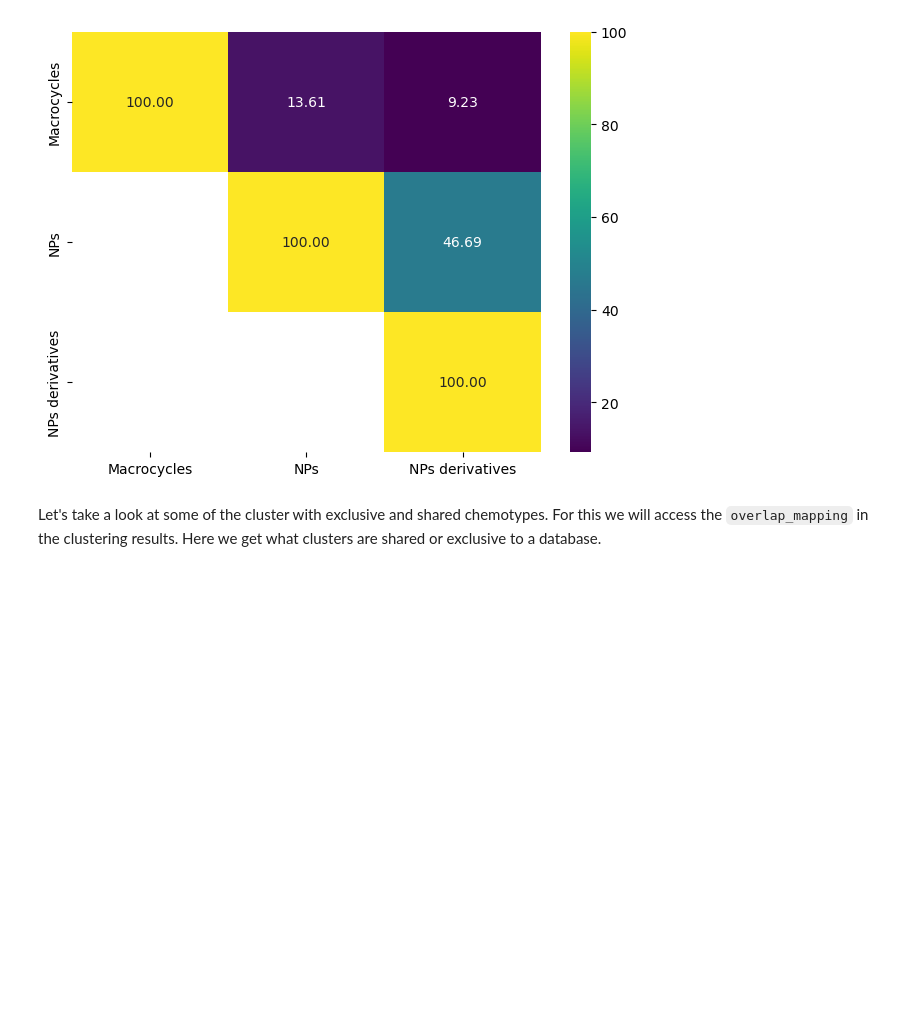
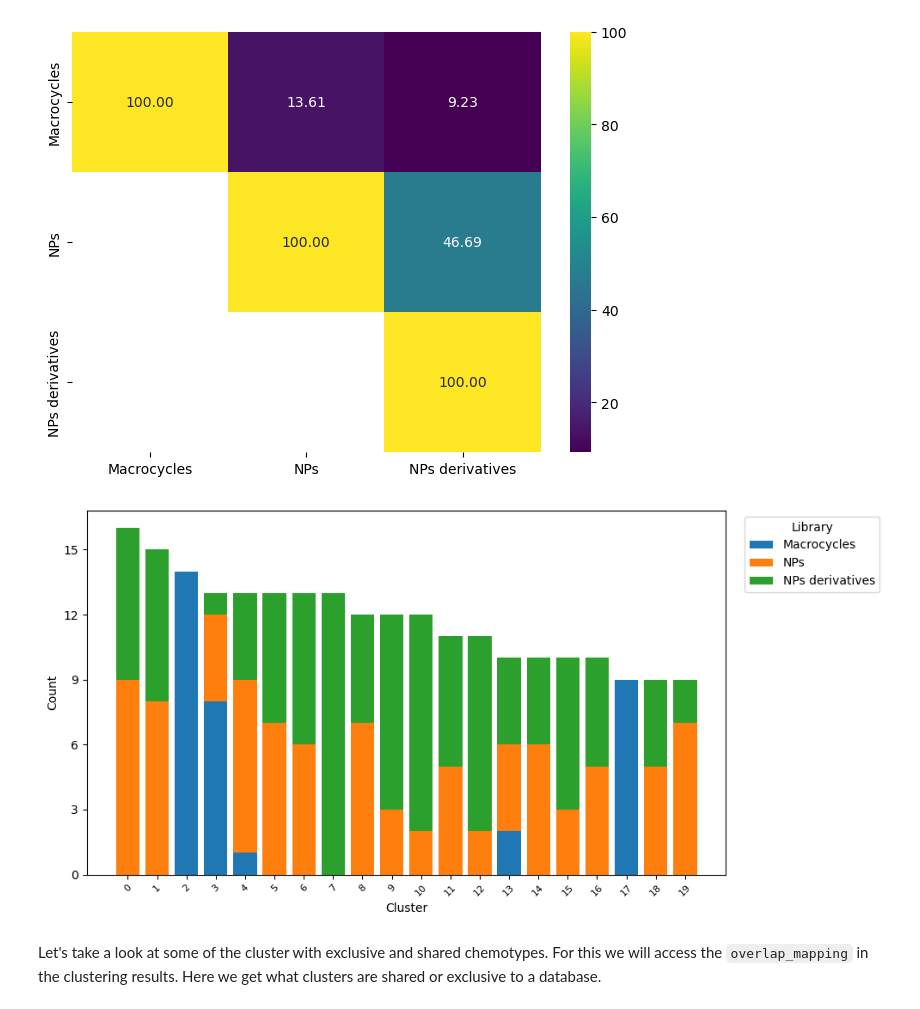
Before and after one commit to klopezperez/iChem, a Jupyter notebook: scripts/library_compare.ipynb, the cells around one changed output. Saved outputs shown, nothing was run; the diff lists cells and outputs as text; code cells hidden in the pictures; blank space fills up the shorter version.

Commit message:
lib comp bar plot

```diff
--- a/scripts/library_compare.ipynb
+++ b/scripts/library_compare.ipynb
@@ -124,6 +124,10 @@ Clustering libraries together: NPs, NPs derivatives
 Number of molecules in the file: 2994
 Using sequential clustering for the file.
 [figure]
+# %%
+LibComp.cluster_population_plot(representatives_only=True)
+# %% [output]
+[figure, added]
 # %% [markdown]
 Let's take a look at some of the cluster with exclusive and shared chemotypes.
 For this we will access the `overlap_mapping` in the clustering results. Here we get what clusters are shared or exclusive to a database.
```
Also changed, not shown: 3 other files.
